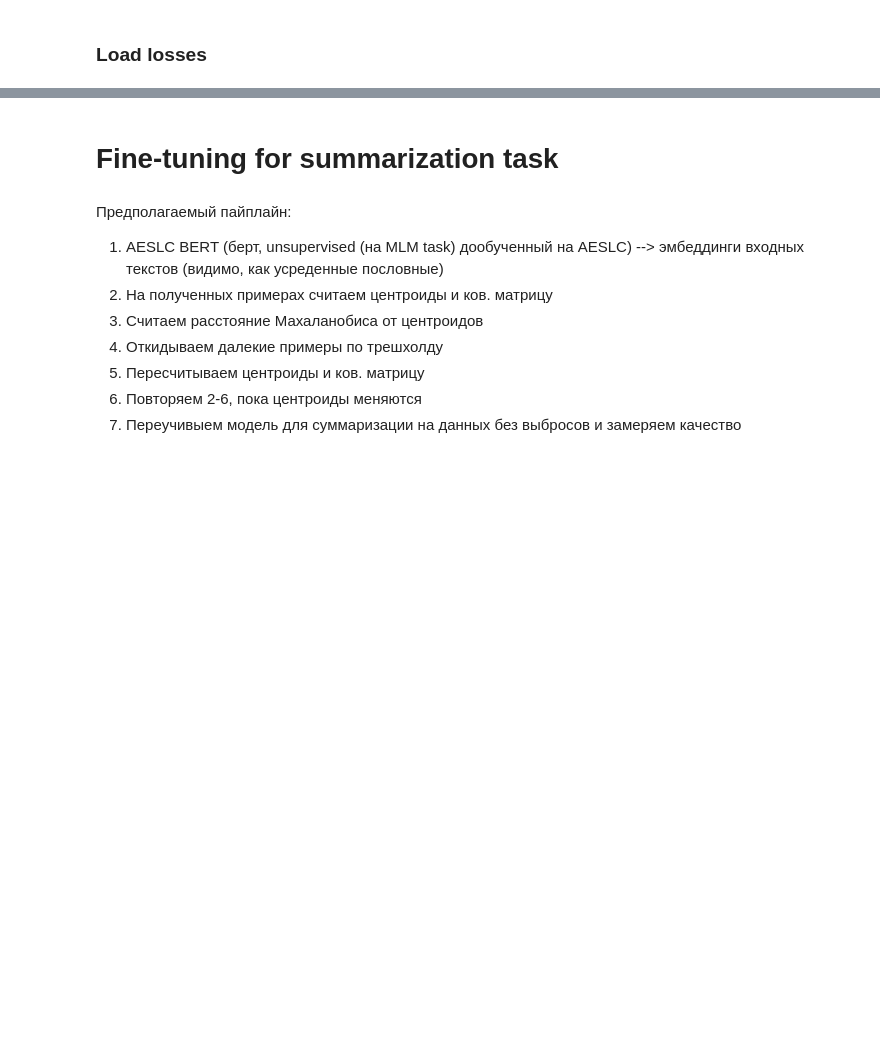
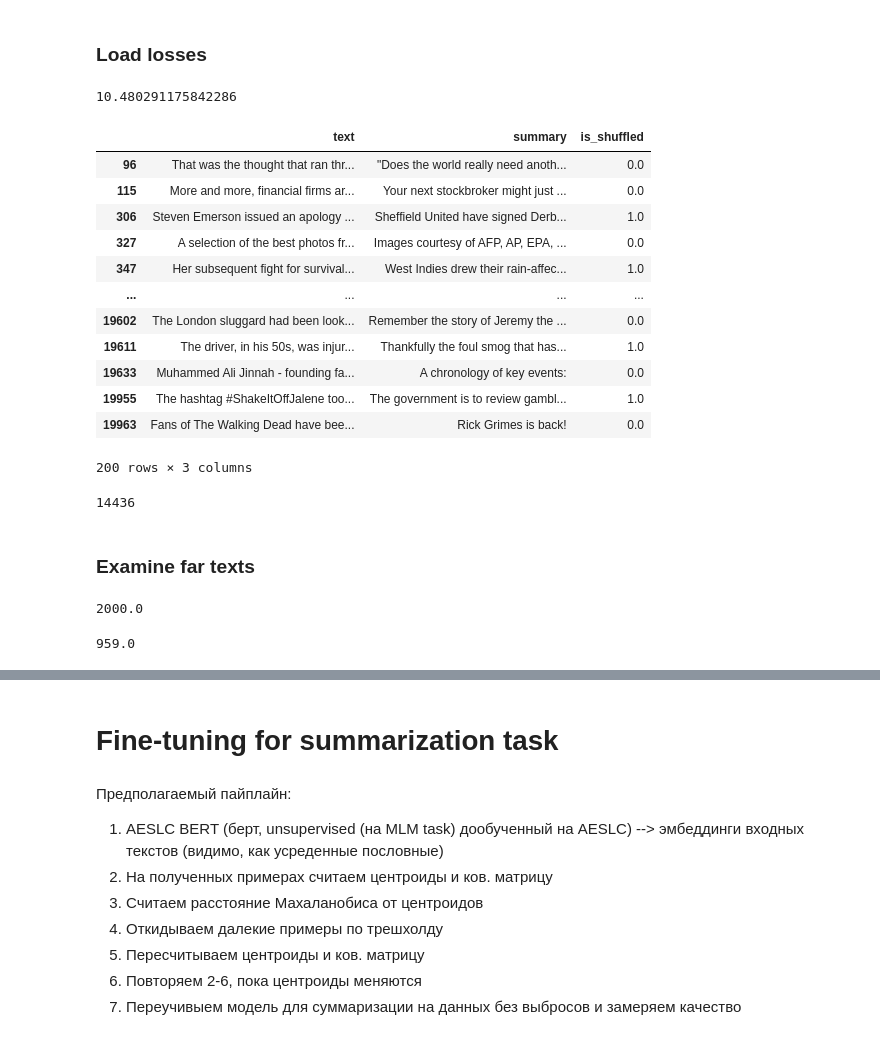
Before and after one commit to vladimirKarlov01/noise-in-abs-sum, a Jupyter notebook: noise-in-abs-sum.ipynb, the cells around one changed output, grey strips where cells are left out. Saved outputs shown, nothing was run; the diff lists cells and outputs as text; code cells hidden in the pictures; blank space fills up the shorter version.

```diff
--- a/noise-in-abs-sum.ipynb
+++ b/noise-in-abs-sum.ipynb
@@ -763,6 +772,8 @@ DatasetDict({
 # %%
 if dataset_name == "aeslc":
     checkpoint_name = "sohamchougule/bart-large-finetuned-aeslc"
+elif dataset_name == '/home/vakarlov/noise-in-abs-sum/results/shuffled/shuffled_aeslc_0.05/final_checkpoint':
+    checkpoint_name = "/home/vakarlov/noise-in-abs-sum/results/shuffled/shuffled_aeslc_0.05/final_checkpoint"
 elif dataset_name in ("xsum", "xsum_sample"):
     checkpoint_name = "facebook/bart-large-xsum"
 else:
@@ -786,3 +814,5 @@ print()
+# %%
+checkpoint_name = 'facebook/bart-large-xsum'
 # %%
 def preprocess_function(examples):
     if 't5' in checkpoint_name.split('/')[-1].split('-'):
@@ -814,3 +847,7 @@ for elem in tqdm(tokenized_data):
 ### Load losses
 # %%
 losses = torch.load(f"losses/{dataset_name}_losses.pt")
+# %%
+np.quantile(losses, 0.95)
+# %% [output]
+10.480291175842286
@@ -816,0 +856,22 @@ losses = torch.load(f"losses/{dataset_name}_losses.pt")
+# %%
+df.iloc[np.arange(tokenized_data.num_rows)[losses > np.quantile(losses, 0.99)]]
+# %% [output]
+|  | text | summary | is_shuffled |
+| 96 | That was the thought that ran thr... | "Does the world really need anoth... | 0.0 |
+| 115 | More and more, financial firms ar... | Your next stockbroker might just ... | 0.0 |
+| 306 | Steven Emerson issued an apology ... | Sheffield United have signed Derb... | 1.0 |
+| 327 | A selection of the best photos fr... | Images courtesy of AFP, AP, EPA, ... | 0.0 |
+| 347 | Her subsequent fight for survival... | West Indies drew their rain-affec... | 1.0 |
+| ... | ... | ... | ... |
+| 19602 | The London sluggard had been look... | Remember the story of Jeremy the ... | 0.0 |
+| 19611 | The driver, in his 50s, was injur... | Thankfully the foul smog that has... | 1.0 |
+| 19633 | Muhammed Ali Jinnah - founding fa... | A chronology of key events: | 0.0 |
+| 19955 | The hashtag #ShakeItOffJalene too... | The government is to review gambl... | 1.0 |
+| 19963 | Fans of The Walking Dead have bee... | Rick Grimes is back! | 0.0 |
+200 rows × 3 columns
+# %%
+tokenized_data.num_rows
+# %% [output]
+14436
+# %% [markdown]
+### Examine far texts
@@ -816,0 +882,8 @@ losses = torch.load(f"losses/{dataset_name}_losses.pt")
+# %%
+tokenized_data.num_rows * 0.1
+# %% [output]
+2000.0
+# %%
+df.iloc[unselected_inds]['is_shuffled'].sum()
+# %% [output]
+959.0
```
Also changed, not shown: parts of 55 cells of this notebook, 6 other files.
